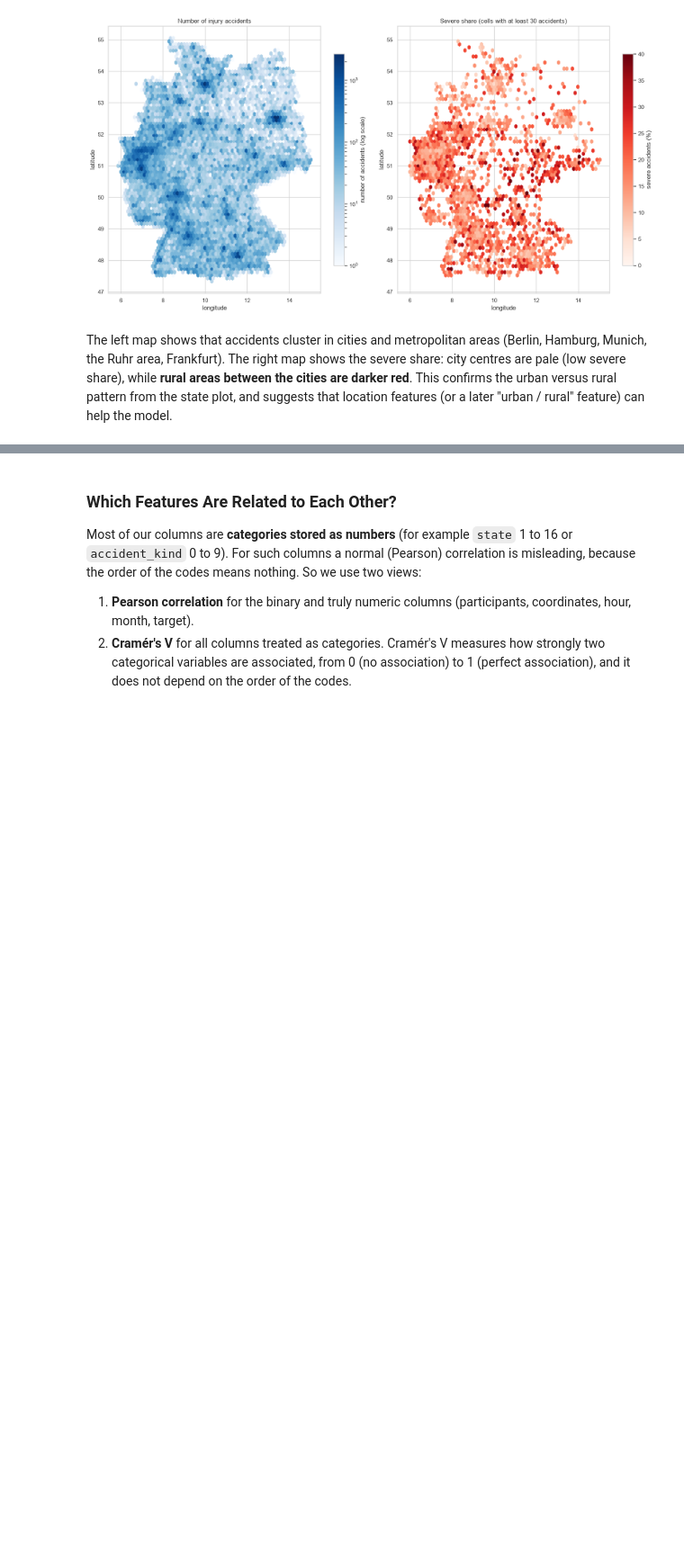
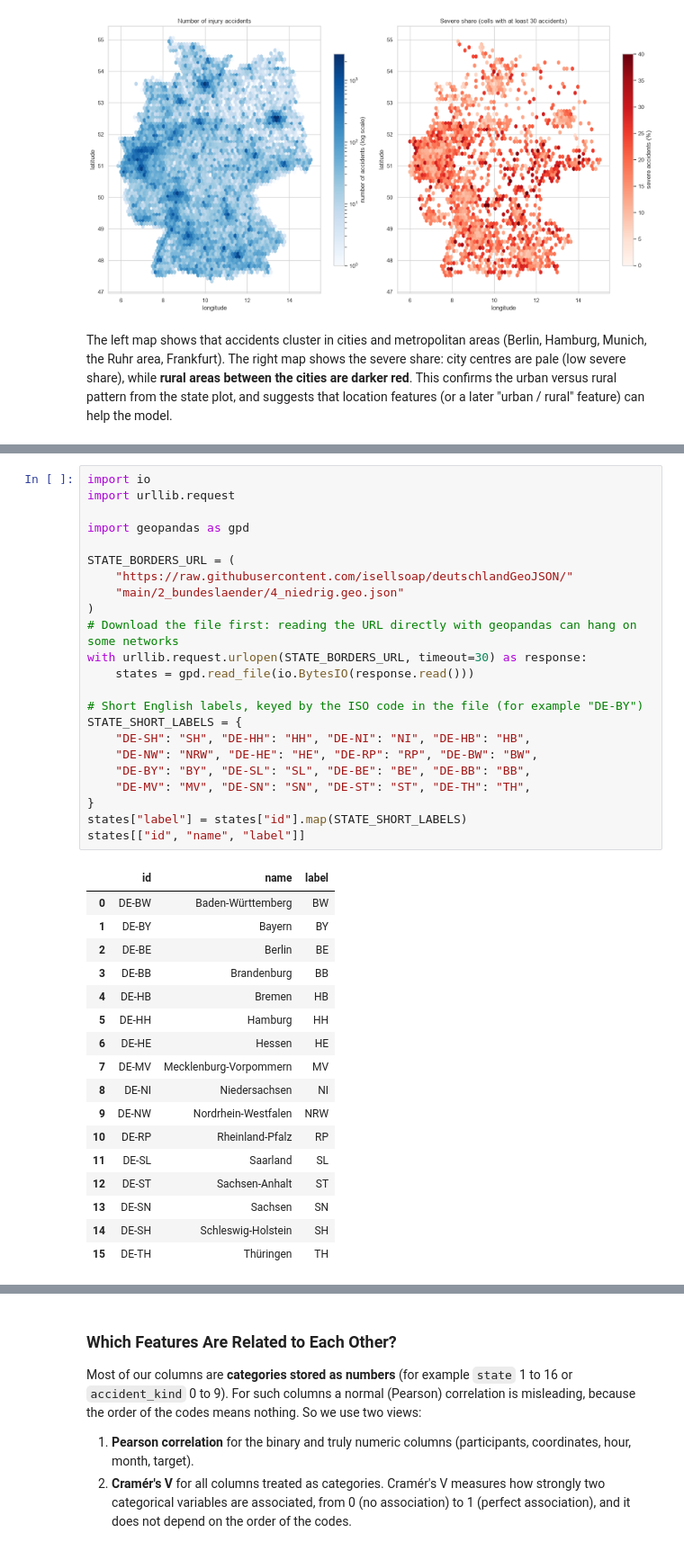
Before and after one commit to zinaF19/The-Random-Forest-Rangers, a Jupyter notebook: Micheal_Accident_Locations_2025_ML_Project.ipynb, the cells around one changed output, grey strips where cells are left out. Shown at 90% size. Cells and saved outputs as stored; diff of their text form; blank space fills up the shorter version.

```diff
--- a/Micheal_Accident_Locations_2025_ML_Project.ipynb
+++ b/Micheal_Accident_Locations_2025_ML_Project.ipynb
@@ -608,0 +613,41 @@ The left map shows that accidents cluster in cities and metropolitan areas (Berl
+# %%
+import io
+import urllib.request
+
+import geopandas as gpd
+
+STATE_BORDERS_URL = (
+    "https://raw.githubusercontent.com/isellsoap/deutschlandGeoJSON/"
+    "main/2_bundeslaender/4_niedrig.geo.json"
+)
+# Download the file first: reading the URL directly with geopandas can hang on some networks
+with urllib.request.urlopen(STATE_BORDERS_URL, timeout=30) as response:
+    states = gpd.read_file(io.BytesIO(response.read()))
+
+# Short English labels, keyed by the ISO code in the file (for example "DE-BY")
+STATE_SHORT_LABELS = {
+    "DE-SH": "SH", "DE-HH": "HH", "DE-NI": "NI", "DE-HB": "HB",
+    "DE-NW": "NRW", "DE-HE": "HE", "DE-RP": "RP", "DE-BW": "BW",
+    "DE-BY": "BY", "DE-SL": "SL", "DE-BE": "BE", "DE-BB": "BB",
+    "DE-MV": "MV", "DE-SN": "SN", "DE-ST": "ST", "DE-TH": "TH",
+}
+states["label"] = states["id"].map(STATE_SHORT_LABELS)
+states[["id", "name", "label"]]
+# %% [output]
+|  | id | name | label |
+| 0 | DE-BW | Baden-Württemberg | BW |
+| 1 | DE-BY | Bayern | BY |
+| 2 | DE-BE | Berlin | BE |
+| 3 | DE-BB | Brandenburg | BB |
+| 4 | DE-HB | Bremen | HB |
+| 5 | DE-HH | Hamburg | HH |
+| 6 | DE-HE | Hessen | HE |
+| 7 | DE-MV | Mecklenburg-Vorpommern | MV |
+| 8 | DE-NI | Niedersachsen | NI |
+| 9 | DE-NW | Nordrhein-Westfalen | NRW |
+| 10 | DE-RP | Rheinland-Pfalz | RP |
+| 11 | DE-SL | Saarland | SL |
+| 12 | DE-ST | Sachsen-Anhalt | ST |
+| 13 | DE-SN | Sachsen | SN |
+| 14 | DE-SH | Schleswig-Holstein | SH |
+| 15 | DE-TH | Thüringen | TH |
```
Also changed, not shown: parts of 3 cells of this notebook.
